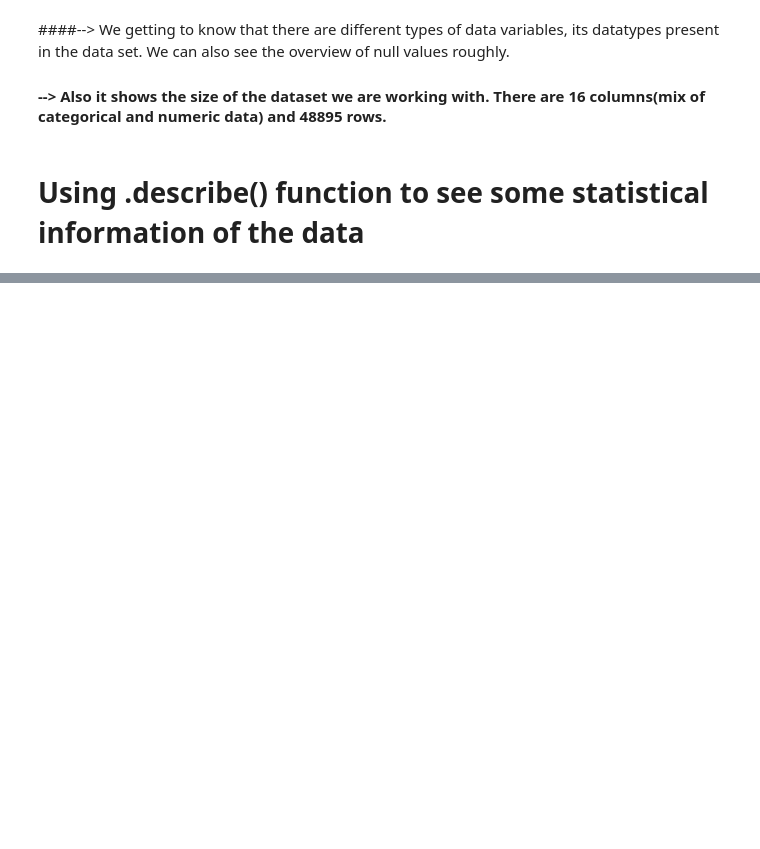
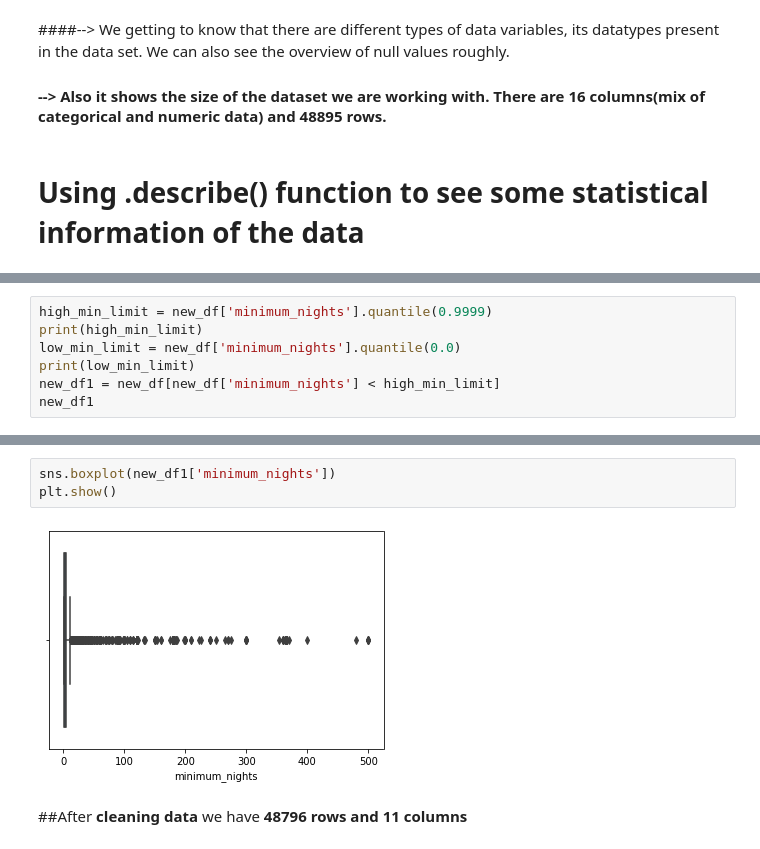
Before and after one commit to navinsambari123/Airbnb-EDA-Project, a Jupyter notebook: Airbnb_Bookings_Analysis_Capstone_Project.ipynb, the cells around one changed output, grey strips where cells are left out. Saved outputs shown, nothing was run; the diff lists cells and outputs as text; blank space fills up the shorter version.

```diff
--- a/Airbnb_Bookings_Analysis_Capstone_Project.ipynb
+++ b/Airbnb_Bookings_Analysis_Capstone_Project.ipynb
@@ -95,0 +239,7 @@ df.describe()
+# %%
+high_min_limit = new_df['minimum_nights'].quantile(0.9999)
+print(high_min_limit)
+low_min_limit = new_df['minimum_nights'].quantile(0.0)
+print(low_min_limit)
+new_df1 = new_df[new_df['minimum_nights'] < high_min_limit]
+new_df1
@@ -95,0 +262,7 @@ df.describe()
+# %%
+sns.boxplot(new_df1['minimum_nights'])
+plt.show()
+# %% [output]
+[figure, added]
+# %% [markdown]
+##After  **cleaning data** we have **48796 rows and 11 columns**
```
Also changed, not shown: parts of 21 cells of this notebook.
